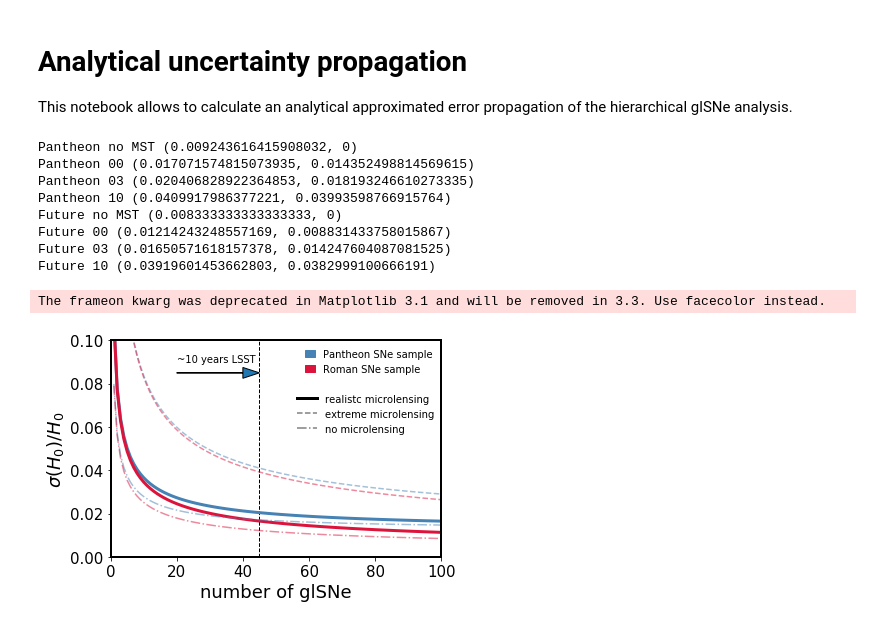
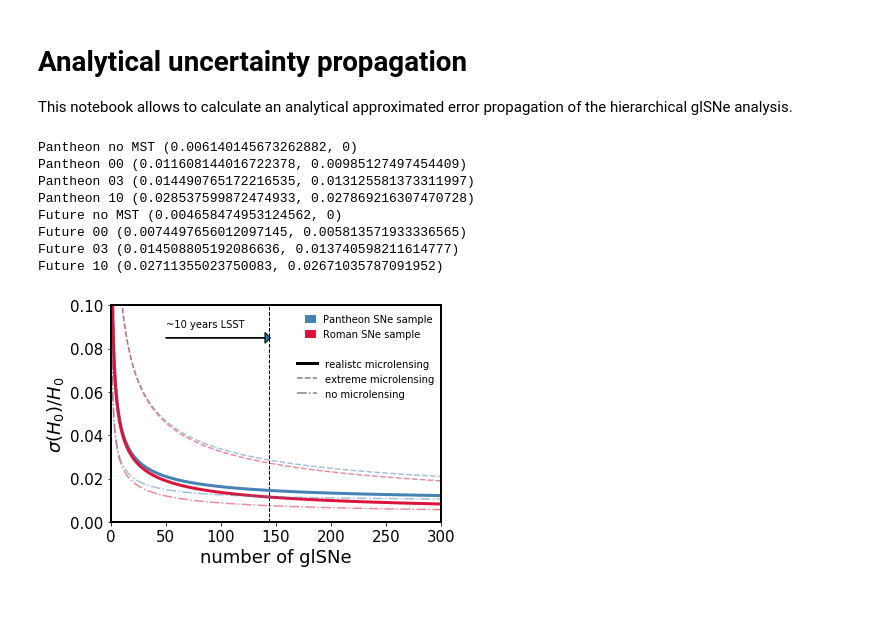
Before and after one commit to sibirrer/glSNe, a Jupyter notebook: Notebooks/analytic_error_propagation.ipynb, the cells around one changed output. Drawn from its saved outputs; the diff is of its cells as text; code cells hidden in the pictures.

```diff
--- a/Notebooks/analytic_error_propagation.ipynb
+++ b/Notebooks/analytic_error_propagation.ipynb
@@ -117,10 +122,11 @@ def sigma_H0_scenario(num_lens, num_images, sigma_ddt_model, sigma_mu_macro, sig
     return sigma_H0_, sigma_lambda_int_mean_
 # %%
 
-kwargs_joint = {'num_lens': 45,
-                'num_images': 4,
+kwargs_joint = {'num_lens': 144,
+                'num_images': 3,
                 'sigma_ddt_model': 0.04,
                 'sigma_mu_macro': 0.05,
+                'sigma_m_ml_eff': 1.0,
                 'sigma_m_app': 0.1,
                 'sigma_lambda_int': 0.03,
                 'sigma_kappa_ext': 0.025,
@@ -129,7 +135,7 @@ kwargs_joint = {'num_lens': 45,
 
 kwargs_pantheon = {'sigma_m_p_mean': 0.008,
                    'sigma_ang_dist': 0.004,
-                   'sigma_lum_dist': 0.022
+                   'sigma_lum_dist': 0.015
                   }
 
 kwargs_future = {'sigma_m_p_mean': 0.006,
@@ -138,15 +144,15 @@ kwargs_future = {'sigma_m_p_mean': 0.006,
                   }
 
 
-kwargs_patheon_no_mst = {**kwargs_joint, **kwargs_pantheon, 'sigma_F_eff': 0.0, 'no_mst': True}
-kwargs_patheon_00 = {**kwargs_joint, **kwargs_pantheon, 'sigma_F_eff': 0.0}
-kwargs_patheon_03 = {**kwargs_joint, **kwargs_pantheon, 'sigma_F_eff': 0.3}
-kwargs_patheon_10 = {**kwargs_joint, **kwargs_pantheon, 'sigma_F_eff': 1.0}
+kwargs_patheon_no_mst = {**kwargs_joint, **kwargs_pantheon, 'sigma_m_std_eff': 0.0, 'no_mst': True}
+kwargs_patheon_00 = {**kwargs_joint, **kwargs_pantheon, 'sigma_m_std_eff': 0.0}
+kwargs_patheon_03 = {**kwargs_joint, **kwargs_pantheon, 'sigma_m_std_eff': 0.2}
+kwargs_patheon_10 = {**kwargs_joint, **kwargs_pantheon, 'sigma_m_std_eff': 1.0}
 
-kwargs_future_no_mst = {**kwargs_joint, **kwargs_future, 'sigma_F_eff': 0.0, 'no_mst': True}
-kwargs_future_00 = {**kwargs_joint, **kwargs_future, 'sigma_F_eff': 0.0}
-kwargs_future_03 = {**kwargs_joint, **kwargs_future, 'sigma_F_eff': 0.3}
-kwargs_future_10 = {**kwargs_joint, **kwargs_future, 'sigma_F_eff': 1.0}
+kwargs_future_no_mst = {**kwargs_joint, **kwargs_future, 'sigma_m_std_eff': 0.0, 'no_mst': True}
+kwargs_future_00 = {**kwargs_joint, **kwargs_future, 'sigma_m_std_eff': 0.0}
+kwargs_future_03 = {**kwargs_joint, **kwargs_future, 'sigma_m_std_eff': 0.3}
+kwargs_future_10 = {**kwargs_joint, **kwargs_future, 'sigma_m_std_eff': 1.0}
 
 print('Pantheon no MST', sigma_H0_scenario(**kwargs_patheon_no_mst))
 print('Pantheon 00', sigma_H0_scenario(**kwargs_patheon_00))
@@ -158,19 +164,19 @@ print('Future 00', sigma_H0_scenario(**kwargs_future_00))
 print('Future 03', sigma_H0_scenario(**kwargs_future_03))
 print('Future 10', sigma_H0_scenario(**kwargs_future_10))
 # %% [output]
-Pantheon no MST (0.009243616415908032, 0)
-Pantheon 00 (0.017071574815073935, 0.014352498814569615)
-Pantheon 03 (0.020406828922364853, 0.018193246610273335)
-Pantheon 10 (0.0409917986377221, 0.03993598766915764)
-Future no MST (0.008333333333333333, 0)
-Future 00 (0.01214243248557169, 0.008831433758015867)
-Future 03 (0.01650571618157378, 0.014247604087081525)
-Future 10 (0.03919601453662803, 0.0382999100666191)
+Pantheon no MST (0.006140145673262882, 0)
+Pantheon 00 (0.011608144016722378, 0.00985127497454409)
+Pantheon 03 (0.014490765172216535, 0.013125581373311997)
+Pantheon 10 (0.028537599872474933, 0.027869216307470728)
+Future no MST (0.004658474953124562, 0)
+Future 00 (0.0074497656012097145, 0.005813571933336565)
+Future 03 (0.014508805192086636, 0.013740598211614777)
+Future 10 (0.02711355023750083, 0.02671035787091952)
 # %%
 # plot forecast figure with increasing number of glSNe for Pantheon and Future scenario
 
 
-num_plot = 110
+num_plot = 300
 
 num_list = []
 
@@ -188,27 +194,27 @@ future_h0_10_list = []
 
 for n in range(1, num_plot):
     num_list.append(n)
-    kwargs_patheon_plot = {**kwargs_joint, **kwargs_pantheon, 'sigma_F_eff': 0.0, 'num_lens': n}
+    kwargs_patheon_plot = {**kwargs_joint, **kwargs_pantheon, 'sigma_m_std_eff': 0.0, 'num_lens': n}
     h0, _ = sigma_H0_scenario(**kwargs_patheon_plot)
     pantheon_h0_00_list.append(h0)
 
-    kwargs_patheon_plot = {**kwargs_joint, **kwargs_pantheon, 'sigma_F_eff': 0.3, 'num_lens': n}
+    kwargs_patheon_plot = {**kwargs_joint, **kwargs_pantheon, 'sigma_m_std_eff': 0.2, 'num_lens': n}
     h0, _ = sigma_H0_scenario(**kwargs_patheon_plot)
     pantheon_h0_03_list.append(h0)
 
-    kwargs_patheon_plot = {**kwargs_joint, **kwargs_pantheon, 'sigma_F_eff': 1.0, 'num_lens': n}
+    kwargs_patheon_plot = {**kwargs_joint, **kwargs_pantheon, 'sigma_m_std_eff': 1.0, 'num_lens': n}
     h0, _ = sigma_H0_scenario(**kwargs_patheon_plot)
     pantheon_h0_10_list.append(h0)
 
-    kwargs_future_plot = {**kwargs_joint, **kwargs_future, 'sigma_F_eff': 0.0, 'num_lens': n}
+    kwargs_future_plot = {**kwargs_joint, **kwargs_future, 'sigma_m_std_eff': 0.0, 'num_lens': n}
     h0, _ = sigma_H0_scenario(**kwargs_future_plot)
     future_h0_00_list.append(h0)
 
-    kwargs_future_plot = {**kwargs_joint, **kwargs_future, 'sigma_F_eff': 0.3, 'num_lens': n}
+    kwargs_future_plot = {**kwargs_joint, **kwargs_future, 'sigma_m_std_eff': 0.2, 'num_lens': n}
     h0, _ = sigma_H0_scenario(**kwargs_future_plot)
     future_h0_03_list.append(h0)
 
-    kwargs_future_plot = {**kwargs_joint, **kwargs_future, 'sigma_F_eff': 1.0, 'num_lens': n}
+    kwargs_future_plot = {**kwargs_joint, **kwargs_future, 'sigma_m_std_eff': 1.0, 'num_lens': n}
     h0, _ = sigma_H0_scenario(**kwargs_future_plot)
     future_h0_10_list.append(h0)
 # %%
@@ -230,7 +236,7 @@ plt.plot(num_list, future_h0_00_list, color_future, linestyle='-.', alpha=0.5)
 
 
 plt.ylim(0, 0.1)
-plt.xlim(0, 100)
+plt.xlim(0, 300)
 
 line1, = plt.plot(-10, 10, 'k-', linewidth=3, label='realistc microlensing')
 line2, = plt.plot(-10, 10, 'k--', alpha=0.5, label='extreme microlensing')
@@ -244,35 +250,34 @@ patch_1 = mpatches.Patch(color=color_pantheon, label='Pantheon SNe sample', alph
 patch_2 = mpatches.Patch(color=color_future, label='Roman SNe sample', alpha=1)
 
 
 
 # Create a legend for the first line.
 first_legend = plt.legend(handles=[line1, line2, line3], loc=(0.55, 0.55), frameon=False)
 
 # Add the legend manually to the current Axes.
 ax = plt.gca().add_artist(first_legend)
 
 # Create another legend for the second line.
 plt.legend(handles=[patch_1, patch_2], fontsize=10, handlelength=1, loc=1, frameon=False)
 
-plt.vlines(x=45, ymin=0, ymax=1, color='k', linestyle='--', linewidth=1)
-plt.arrow(x=20, y=0.085, dx=20, dy=0, width=0.0001, head_width=0.005, head_length=5)
-plt.text(20, 0.09, '~10 years LSST')
+plt.vlines(x=144, ymin=0, ymax=1, color='k', linestyle='--', linewidth=1)
+plt.arrow(x=50, y=0.085, dx=90, dy=0, width=0.0001, head_width=0.005, head_length=5)
+plt.text(50, 0.09, '~10 years LSST')
 
 #plt.hlines(y=0.01, xmin=1, xmax=num_plot, color='k', linestyle='--', linewidth=1)
 #plt.text(2, 0.011, '1%')
 plt.xlabel(r'number of glSNe', fontsize=18)
 plt.ylabel(r'$\sigma(H_0) / H_0 $', fontsize=18)
 
 
 plt.tight_layout()
 
 if save_plot:
     plt.savefig('/Users/sibirrer/Science/Publications/glSNe/Plots/number_forecast.pdf', dpi=None, facecolor='w', edgecolor='w',
             orientation='portrait', papertype=None, format='pdf',
             transparent=False, bbox_inches=None, pad_inches=0.1,
             frameon=None, metadata=None)
 
 plt.show()
 # %% [output]
-The frameon kwarg was deprecated in Matplotlib 3.1 and will be removed in 3.3. Use facecolor instead.
-[figure, old version]
+[figure, new version]
```
Also changed, not shown: parts of 2 cells of this notebook, 26 other files.
